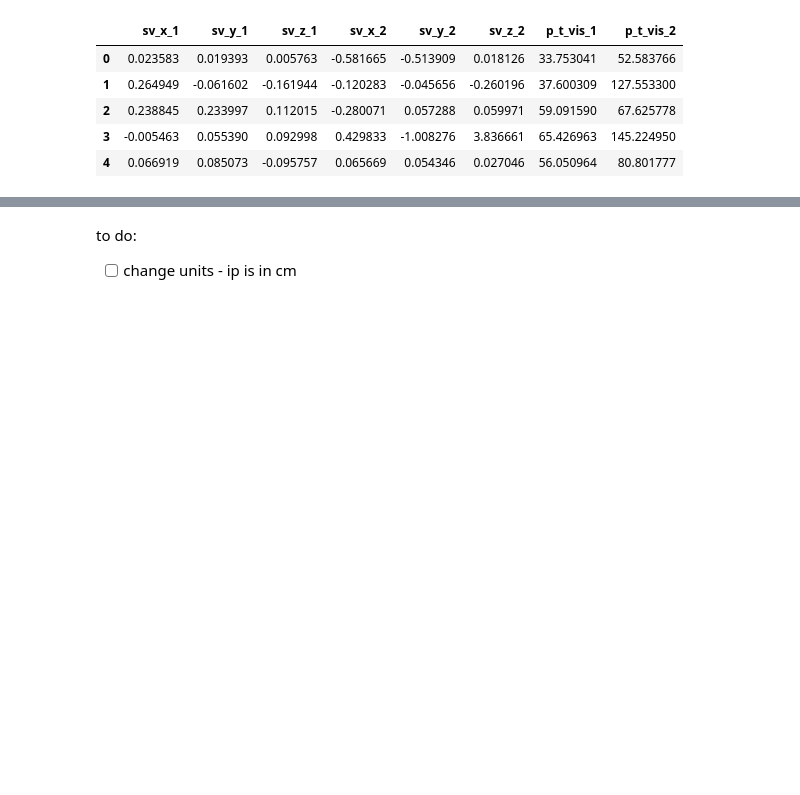
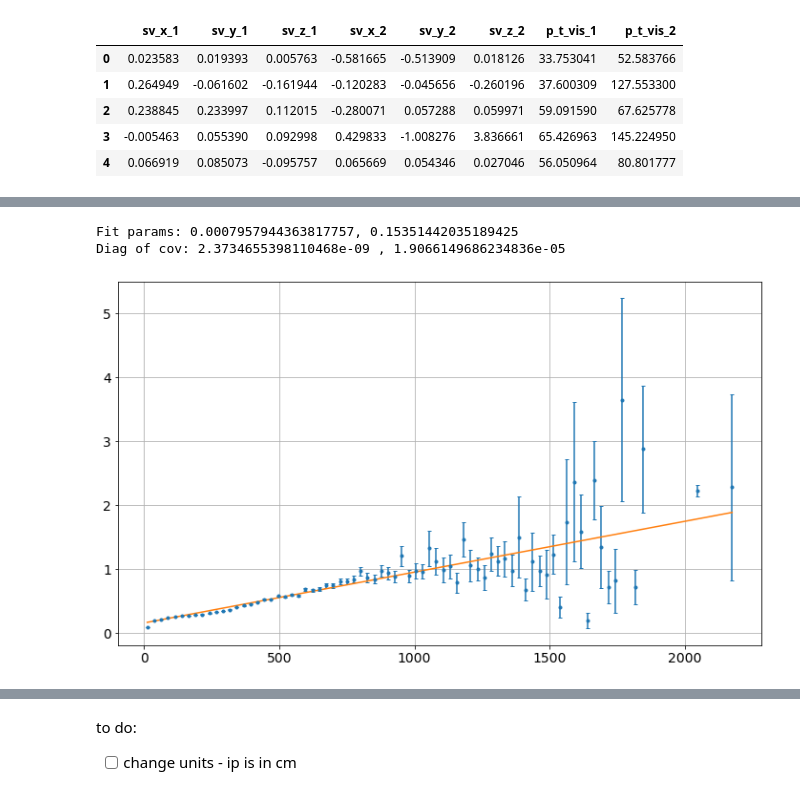
Before and after one commit to stanleyycheung/MSci-Project-HiggsTauTau, a Jupyter notebook: stanley/phi_nu_reconstruction.ipynb, the cells around one changed output, grey strips where cells are left out. Saved outputs shown, nothing was run; the diff lists cells and outputs as text; code cells hidden in the pictures; blank space fills up the shorter version.

```diff
--- a/stanley/phi_nu_reconstruction.ipynb
+++ b/stanley/phi_nu_reconstruction.ipynb
@@ -190,0 +207,7 @@ Diag of cov: 2.1472147450381446e-09 , 9.80534420058444e-06
+# %%
+profileplot(sv_df['p_t_vis_1'], np.abs(sv_df['sv_x_1']), xlabel=r'', ylabel=r'', bins=100)
+plt.show()
+# %% [output]
+Fit params: 0.0007957944363817757, 0.15351442035189425
+Diag of cov: 2.3734655398110468e-09 , 1.9066149686234836e-05
+[figure, added]
```
Also changed, not shown: parts of 25 cells of this notebook, 15 other files.
